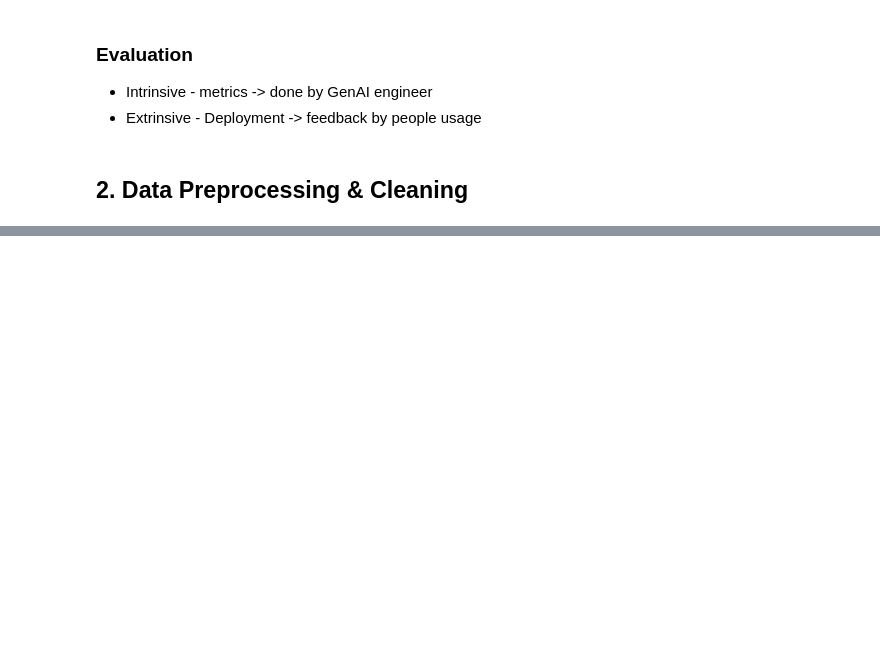
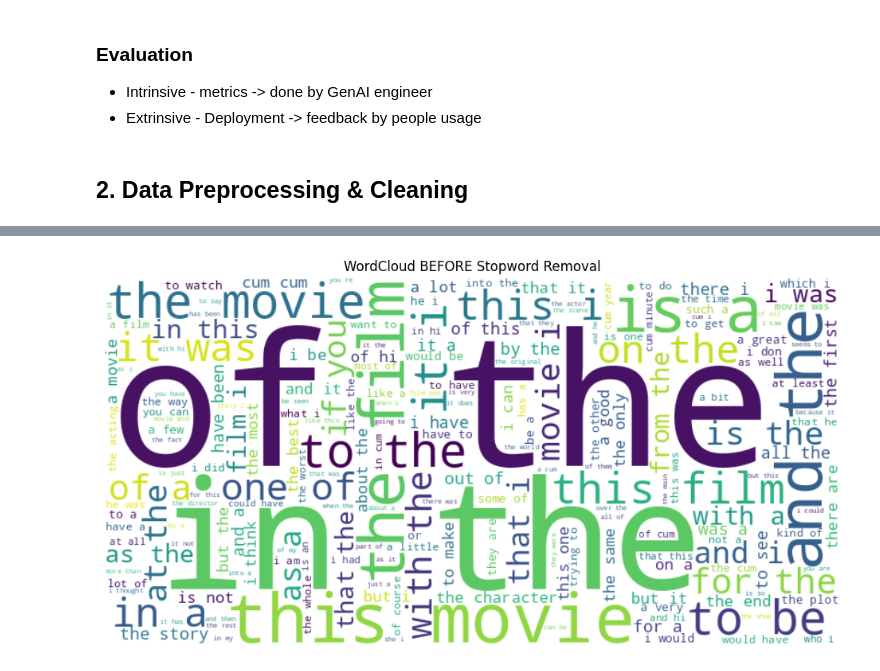
Before and after one commit to TA-dev/elastic_search_learn, a Jupyter notebook: notebooks/genAI+guide.ipynb, the cells around one changed output, grey strips where cells are left out. Cells and saved outputs as stored; diff of their text form; code cells hidden in the pictures; blank space fills up the shorter version.

Commit message:
data cleaning stages + explanations and alternatives added. data is IMDB 50k reviews from kaggle.

```diff
--- a/notebooks/genAI_guide.ipynb
+++ b/notebooks/genAI+guide.ipynb
@@ -32,0 +95,2 @@ Additional course link (theoretical): https://www.youtube.com/watch?v=rNEujZmD2T
+# %%
+df["review"] = df["review"].str.replace(r'https?://\S+|www\.\S+', '', regex=True)
@@ -32,0 +404,13 @@ Additional course link (theoretical): https://www.youtube.com/watch?v=rNEujZmD2T
+# %%
+import re
+
+def custom_tokenize(text):
+    return re.findall(
+        r"\w+|[!?]+|\.\.\.|[:;=8][\-o\*\']?[\)\]\(\[dDpP/\:\}\{@\|\\]",
+        text
+    )
+
+
+df["tokens"] = df['review_clean'].apply(custom_tokenize)
+
+df[['review_clean', "tokens"]]
@@ -32,0 +617,83 @@ Additional course link (theoretical): https://www.youtube.com/watch?v=rNEujZmD2T
+# %%
+# -----------------------------
+# Imports
+# -----------------------------
+import nltk
+from nltk.corpus import stopwords
+from collections import Counter
+import matplotlib.pyplot as plt
+from wordcloud import WordCloud
+
+# Download stopwords
+nltk.download('stopwords')
+
+# -----------------------------
+# Load stopwords
+# -----------------------------
+stop_words = set(stopwords.words('english'))
+
+# OPTIONAL: keep some sentiment-important words
+keep_words = {"not", "no", "nor"}  # important for sentiment
+stop_words = stop_words - keep_words
+
+# -----------------------------
+# Function: remove stopwords only
+# -----------------------------
+def remove_stopwords(tokens):
+    return [word for word in tokens if word.lower() not in stop_words]
+
+# -----------------------------
+# Apply stopword removal
+# -----------------------------
+df["tokens_nostop"] = df["tokens_fixed"].apply(remove_stopwords)
+
+# -----------------------------
+# Flatten tokens for analysis
+# -----------------------------
+all_tokens_before = [token.lower() for tokens in df["tokens_fixed"] for token in tokens]
+all_tokens_after  = [token.lower() for tokens in df["tokens_nostop"] for token in tokens]
+
+# -----------------------------
+# Frequency count
+# -----------------------------
+freq_before = Counter(all_tokens_before)
+freq_after  = Counter(all_tokens_after)
+
+print("Top 20 BEFORE stopword removal:")
+print(freq_before.most_common(20))
+
+print("\nTop 20 AFTER stopword removal:")
+print(freq_after.most_common(20))
+
+# -----------------------------
+# WordCloud BEFORE
+# -----------------------------
+wc_before = WordCloud(
+    width=800,
+    height=400,
+    background_color="white",  # white background
+    stopwords=set()            # don't remove any words automatically
+).generate(" ".join(all_tokens_before))
+
+plt.figure(figsize=(12,6))
+plt.imshow(wc_before, interpolation="bilinear")
+plt.axis("off")
+plt.title("WordCloud BEFORE Stopword Removal")
+plt.show()
+
+# -----------------------------
+# WordCloud AFTER
+# -----------------------------
+wc_after = WordCloud(
+    width=800,
+    height=400,
+    background_color="white",
+    stopwords=set()
+).generate(" ".join(all_tokens_after))
+
+plt.figure(figsize=(12,6))
+plt.imshow(wc_after, interpolation="bilinear")
+plt.axis("off")
+plt.title("WordCloud AFTER Stopword Removal")
+plt.show()
+# %% [output]
@@ -32,0 +707 @@ Additional course link (theoretical): https://www.youtube.com/watch?v=rNEujZmD2T
+[figure, added]
```
Also changed, not shown: parts of 35 cells of this notebook, 1 other file.
